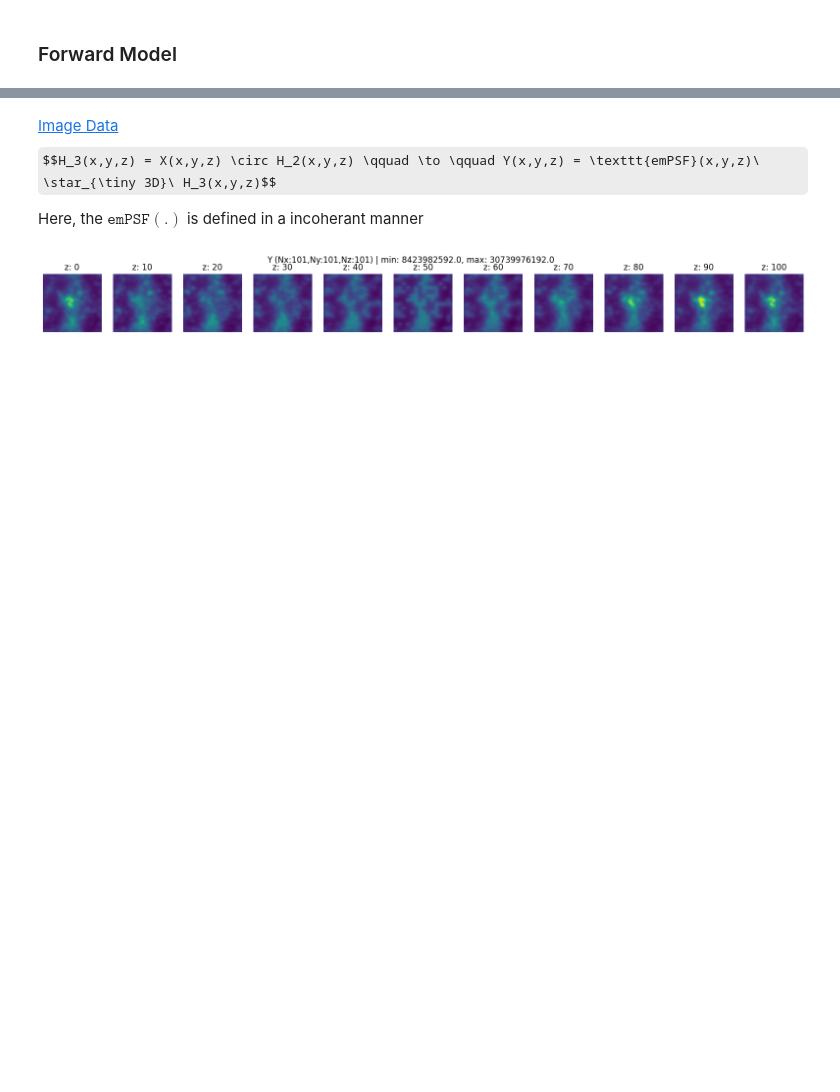
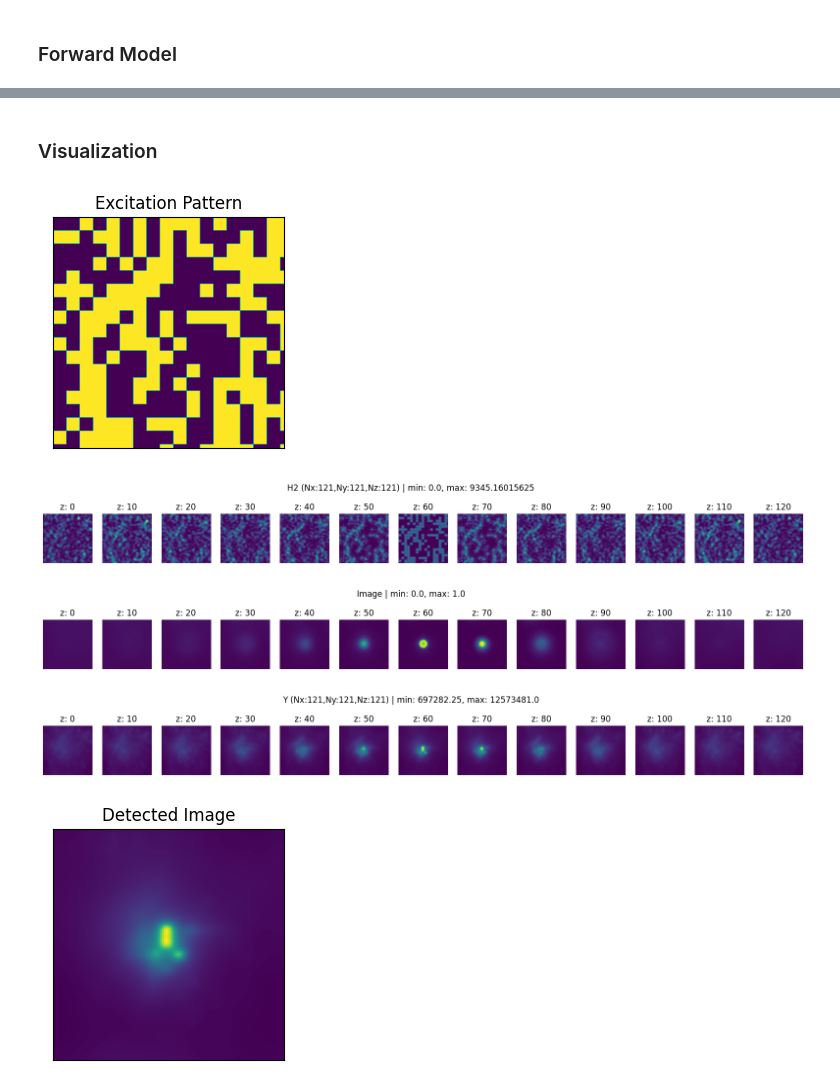
Before and after one commit to sanjith1999/FRIS, a Jupyter notebook: forward_model/forward_model.ipynb, the cells around one changed output, grey strips where cells are left out. Cells and saved outputs as stored; diff of their text form; code cells hidden in the pictures; some formulas as TeX source; blank space fills up the shorter version.

Commit message:
Forward Model V0.2: Parameter Seperations, Proper Visualization

```diff
--- a/forward_model/forward_model.ipynb
+++ b/forward_model/forward_model.ipynb
@@ -206,17 +220,27 @@ show_planes(coherent_out, title= f'H2 (Nx:{Nx},Ny:{Ny},Nz:{Nz})')
-# %% [markdown]
-[Image Data](https://bigwww.epfl.ch/deconvolution/bead/)
-$$H_3(x,y,z) = X(x,y,z) \circ H_2(x,y,z) \qquad \to \qquad Y(x,y,z) = \texttt{emPSF}(x,y,z)\ \star_{\tiny 3D}\ H_3(x,y,z)$$
-
-Here, the $\texttt{emPSF}(.)$ is defined in a incoherant manner
 # %%
 # READING THE IMAGE
 X = torch.zeros(1, Nz, Nx, Ny).float().to(device)
 
-for slice_index in range(101):
+Iz = 200
+low_l, up_l = round((Iz-Nz)/2), round((Iz+Nz)/2)
+low_l -= 1 if up_l - low_l != Nz else 0
+
+
+for slice_index in range(low_l,up_l):
     image_path = f'./data/Bead/z{slice_index:04d}.tif'  # Update the path accordingly
     image = tifffile.imread(image_path).astype(float)  # Read image as float
     assert image is not None
     r_image = torch.tensor(np.array(Image.fromarray(image).resize((Nx, Ny)))).to(device)
 
     # Store the image data in the tensor
-    X[0,slice_index, :, :] = torch.tensor(r_image).to(device)
+    X[0,slice_index-low_l, :, :] = r_image
+
+# Normalize The Image
+min_val = torch.min(X)                              # mean = torch.mean(X)
+max_val = torch.max(X)                              # std = torch.std(X)
+nor_X = (X - min_val) / (max_val - min_val)         # nor_X = (X - mean) / std
+
+# OPERATIONS
+H3 = nor_X * H2
+Y = conv_3D(emPSF_3D, H3).abs()[0]
+det_Y = Y[round(Nz/2),:,:]
@@ -226,5 +247,27 @@ Y = conv_3D(emPSF_3D, H3).abs()[0]
-# %%
-R = Y.detach().cpu().numpy()
-show_planes(R, title= f'Y (Nx:{Nx},Ny:{Ny},Nz:{Nz})')
-# %% [output]
-[figure, removed]
+# %% [markdown]
+### Visualization
+# %%
+#Excitation Pattern : Ht
+show_image(ht_2D, "Excitation Pattern",fig_size = (3,3))
+
+# Excitation Pattern Convolved with Coherent PSF : H2
+coherent_out = H2.detach().cpu().numpy()
+show_planes(coherent_out, title= f'H2 (Nx:{Nx},Ny:{Ny},Nz:{Nz})', N_z=Nz)
+
+# Normalized Image : X
+I = nor_X[0].detach().cpu().numpy()
+show_planes(I, title = f"Image",N_z=Nz)
+
+# Image at Camera: Y
+R = Y.detach().cpu().numpy()
+show_planes(R, title= f'Y (Nx:{Nx},Ny:{Ny},Nz:{Nz})',N_z=Nz)
+
+# Image at Detector: ~Y
+det_R = det_Y.detach().cpu().numpy()
+show_image(det_R, "Detected Image",(3,3))
+# %% [output]
+[figure, added]
+[figure, added]
+[figure, added]
+[figure, added]
+[figure, added]
```
Also changed, not shown: parts of 10 cells of this notebook.
